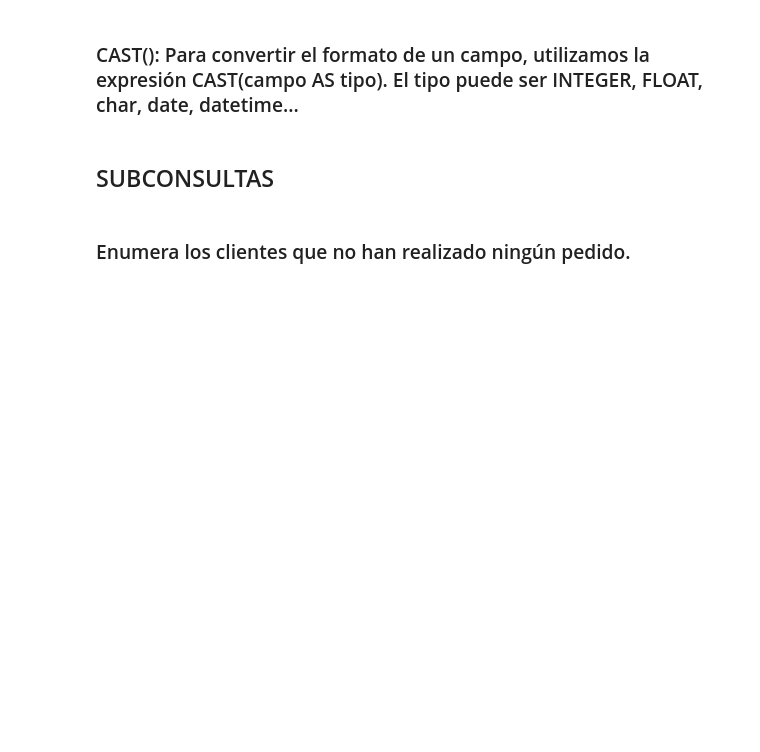
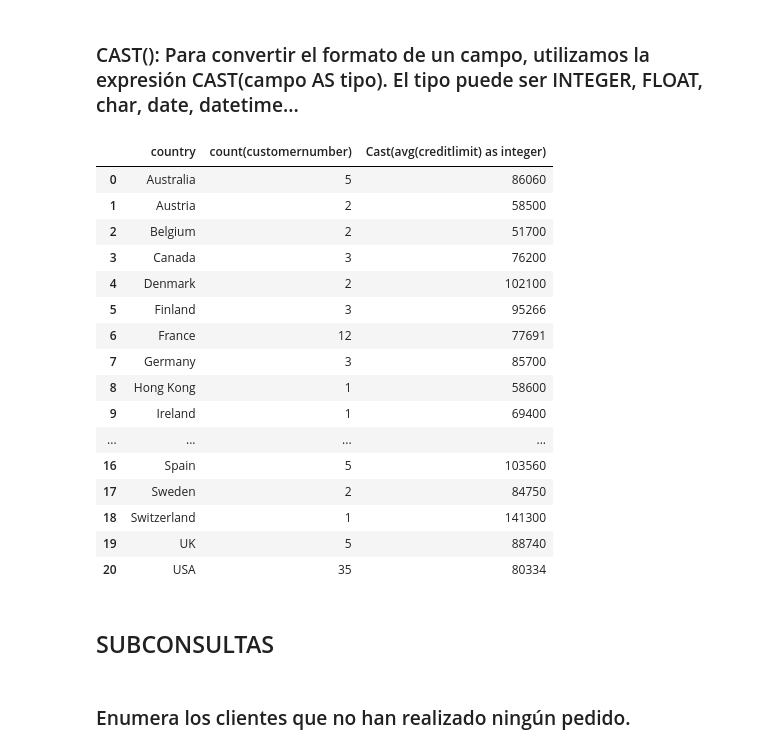
Before and after one commit to Unbiunio/SQL_practice, a Jupyter notebook: ClassicModels_curso_SQL.ipynb, the cells around one changed output. Saved outputs shown, nothing was run; the diff lists cells and outputs as text; code cells hidden in the pictures; blank space fills up the shorter version.

```diff
--- a/ClassicModels_curso_SQL.ipynb
+++ b/ClassicModels_curso_SQL.ipynb
@@ -625,5 +914,33 @@ pd.read_sql(q,con)
 # %% [markdown]
  ### CAST(): Para convertir el formato de un campo, utilizamos la expresión CAST(campo AS tipo). El tipo puede ser INTEGER, FLOAT, char, date, datetime...
+# %%
+q="""
+select  country,count(customernumber),Cast(avg(creditlimit) as integer)
+from customers
+where creditlimit > 0
+group by country
+having avg(creditlimit) > 50000
+
+"""
+pd.read_sql(q,con)
+# %% [output]
+|  | country | count(customernumber) | Cast(avg(creditlimit) as integer) |
+| 0 | Australia | 5 | 86060 |
+| 1 | Austria | 2 | 58500 |
+| 2 | Belgium | 2 | 51700 |
+| 3 | Canada | 3 | 76200 |
+| 4 | Denmark | 2 | 102100 |
+| 5 | Finland | 3 | 95266 |
+| 6 | France | 12 | 77691 |
+| 7 | Germany | 3 | 85700 |
+| 8 | Hong Kong | 1 | 58600 |
+| 9 | Ireland | 1 | 69400 |
+| ... | ... | ... | ... |
+| 16 | Spain | 5 | 103560 |
+| 17 | Sweden | 2 | 84750 |
+| 18 | Switzerland | 1 | 141300 |
+| 19 | UK | 5 | 88740 |
+| 20 | USA | 35 | 80334 |
 # %% [markdown]
 ## SUBCONSULTAS
 # %% [markdown]
```
Also changed, not shown: parts of 16 cells of this notebook.
